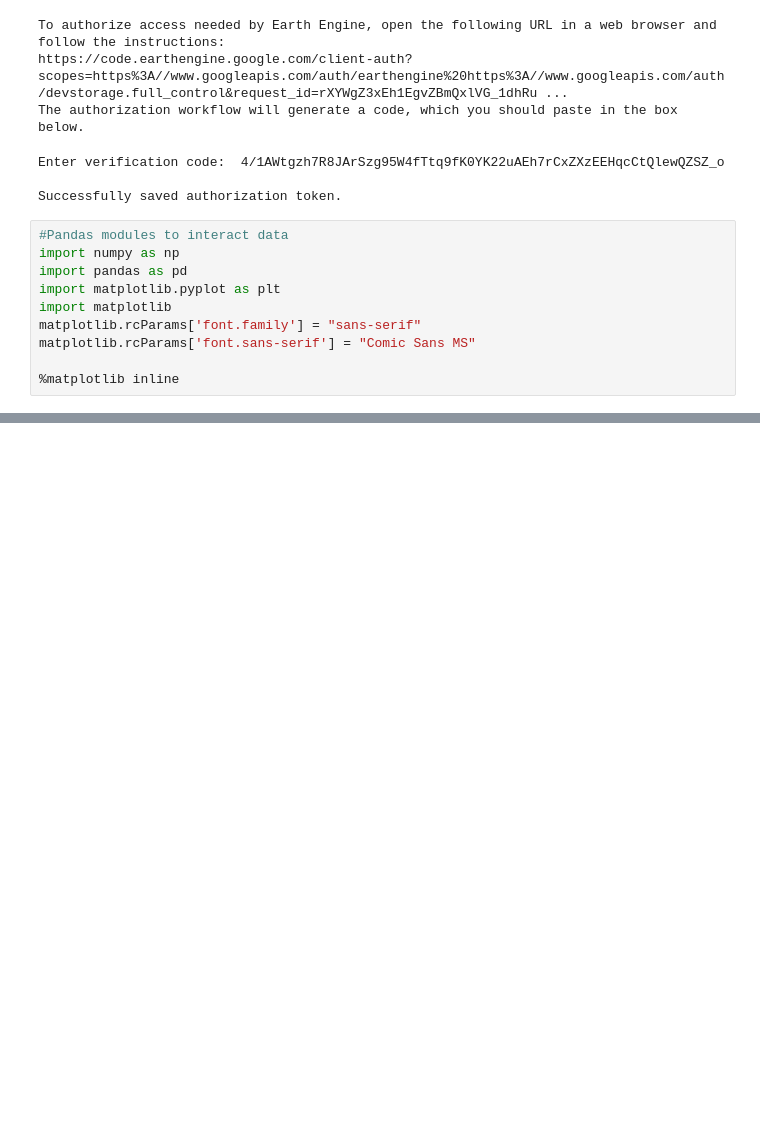
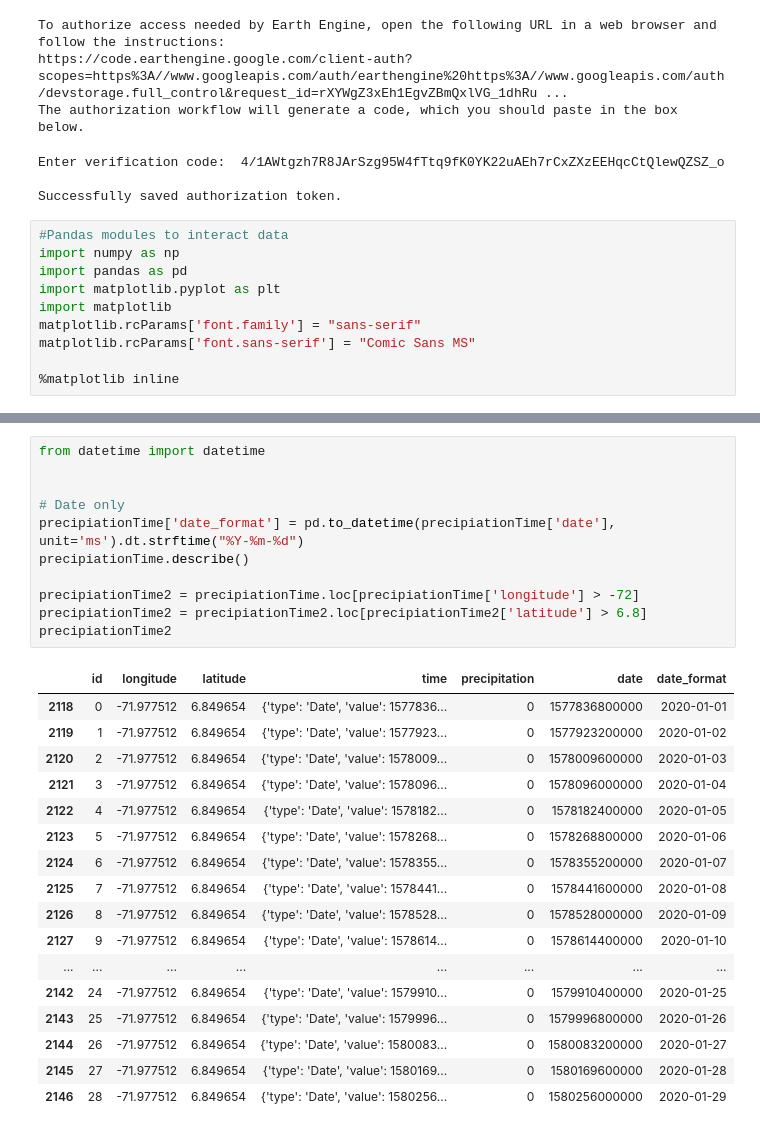
Before and after one commit to nowthings/analysis_climatic_variables, a Jupyter notebook: 2_analysis_chirps/0_test_load_chirps.ipynb, the cells around one changed output, grey strips where cells are left out. Cells and saved outputs as stored; diff of their text form; blank space fills up the shorter version.

```diff
--- a/2_analysis_chirps/0_test_load_chirps.ipynb
+++ b/2_analysis_chirps/0_test_load_chirps.ipynb
@@ -102,3 +168,32 @@ ee.ImageCollection({
+# %%
+from datetime import datetime
+
+
+# Date only
+precipiationTime['date_format'] = pd.to_datetime(precipiationTime['date'], unit='ms').dt.strftime("%Y-%m-%d")
+precipiationTime.describe()
+
+precipiationTime2 = precipiationTime.loc[precipiationTime['longitude'] > -72]
+precipiationTime2 = precipiationTime2.loc[precipiationTime2['latitude'] > 6.8]
+precipiationTime2
+# %% [output]
+|  | id | longitude | latitude | time | precipitation | date | date_format |
+| 2118 | 0 | -71.977512 | 6.849654 | {'type': 'Date', 'value': 1577836... | 0 | 1577836800000 | 2020-01-01 |
+| 2119 | 1 | -71.977512 | 6.849654 | {'type': 'Date', 'value': 1577923... | 0 | 1577923200000 | 2020-01-02 |
+| 2120 | 2 | -71.977512 | 6.849654 | {'type': 'Date', 'value': 1578009... | 0 | 1578009600000 | 2020-01-03 |
+| 2121 | 3 | -71.977512 | 6.849654 | {'type': 'Date', 'value': 1578096... | 0 | 1578096000000 | 2020-01-04 |
+| 2122 | 4 | -71.977512 | 6.849654 | {'type': 'Date', 'value': 1578182... | 0 | 1578182400000 | 2020-01-05 |
+| 2123 | 5 | -71.977512 | 6.849654 | {'type': 'Date', 'value': 1578268... | 0 | 1578268800000 | 2020-01-06 |
+| 2124 | 6 | -71.977512 | 6.849654 | {'type': 'Date', 'value': 1578355... | 0 | 1578355200000 | 2020-01-07 |
+| 2125 | 7 | -71.977512 | 6.849654 | {'type': 'Date', 'value': 1578441... | 0 | 1578441600000 | 2020-01-08 |
+| 2126 | 8 | -71.977512 | 6.849654 | {'type': 'Date', 'value': 1578528... | 0 | 1578528000000 | 2020-01-09 |
+| 2127 | 9 | -71.977512 | 6.849654 | {'type': 'Date', 'value': 1578614... | 0 | 1578614400000 | 2020-01-10 |
+| ... | ... | ... | ... | ... | ... | ... | ... |
+| 2142 | 24 | -71.977512 | 6.849654 | {'type': 'Date', 'value': 1579910... | 0 | 1579910400000 | 2020-01-25 |
+| 2143 | 25 | -71.977512 | 6.849654 | {'type': 'Date', 'value': 1579996... | 0 | 1579996800000 | 2020-01-26 |
+| 2144 | 26 | -71.977512 | 6.849654 | {'type': 'Date', 'value': 1580083... | 0 | 1580083200000 | 2020-01-27 |
+| 2145 | 27 | -71.977512 | 6.849654 | {'type': 'Date', 'value': 1580169... | 0 | 1580169600000 | 2020-01-28 |
+| 2146 | 28 | -71.977512 | 6.849654 | {'type': 'Date', 'value': 1580256... | 0 | 1580256000000 | 2020-01-29 |
 # %%
 # To display the data in the chart
 #style the font size
```
Also changed, not shown: parts of 6 cells of this notebook, 4 other files.
